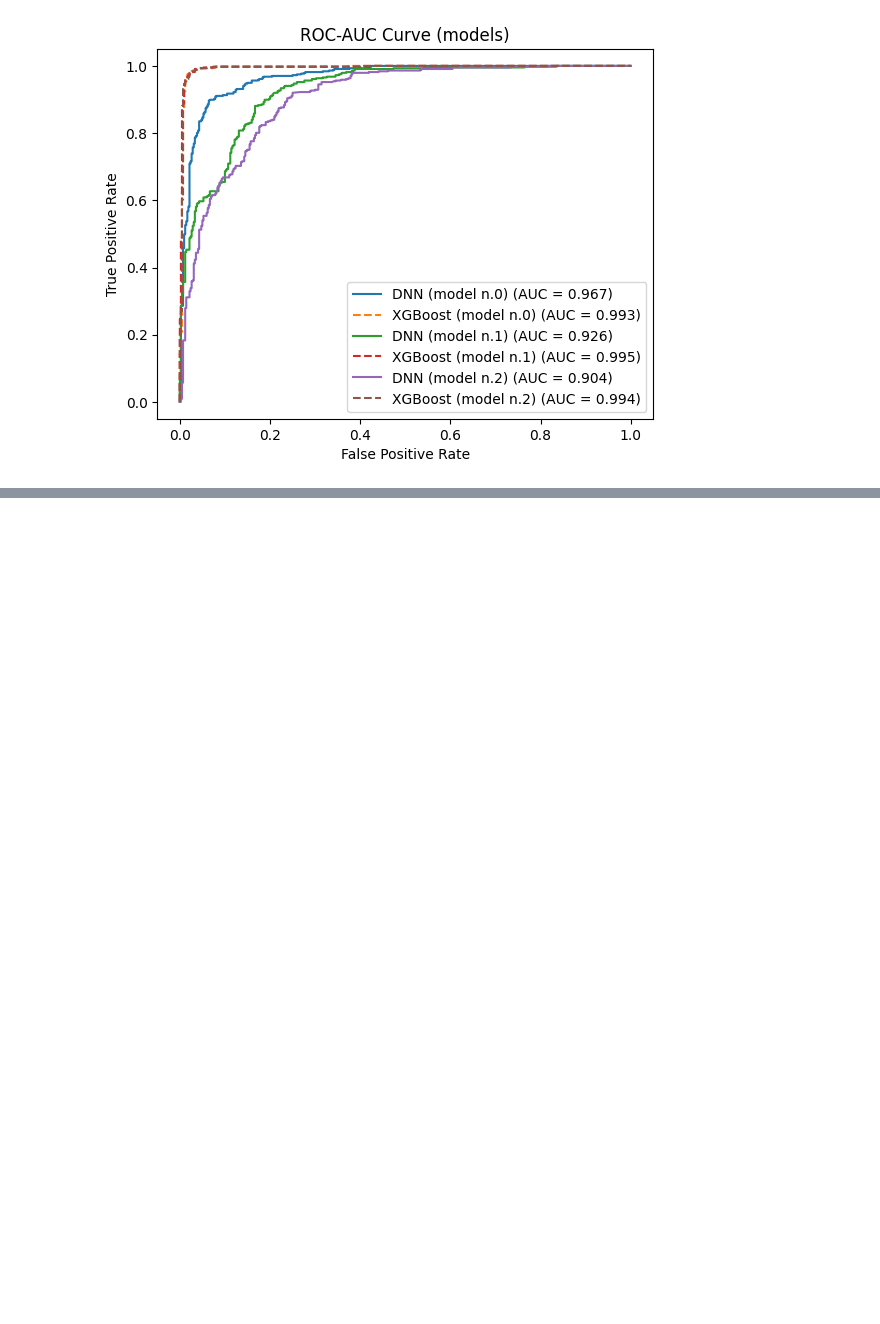
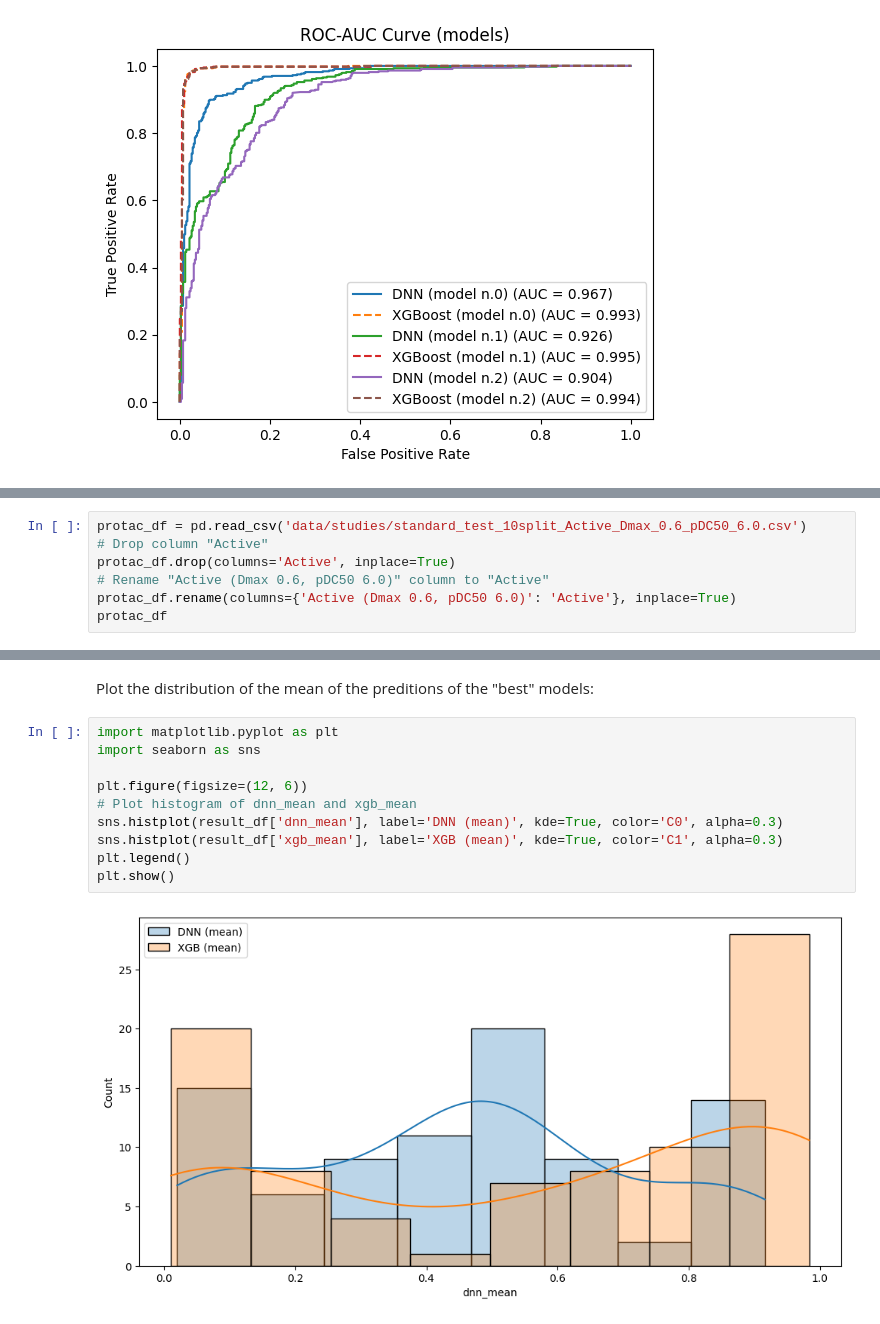
Before and after one commit to ribesstefano/PROTAC-Degradation-Predictor, a Jupyter notebook: notebooks/compare_dnn_xgb_distributions.ipynb, the cells around one changed output, grey strips where cells are left out. Saved outputs shown, nothing was run; the diff lists cells and outputs as text; blank space fills up the shorter version.

Commit message:
Added DNN and XGB comparisons on standand split test set

```diff
--- a/notebooks/compare_dnn_xgb_distributions.ipynb
+++ b/notebooks/compare_dnn_xgb_distributions.ipynb
@@ -297,0 +305,7 @@ plt.show()
+# %%
+protac_df = pd.read_csv('data/studies/standard_test_10split_Active_Dmax_0.6_pDC50_6.0.csv')
+# Drop column "Active"
+protac_df.drop(columns='Active', inplace=True)
+# Rename "Active (Dmax 0.6, pDC50 6.0)" column to "Active"
+protac_df.rename(columns={'Active (Dmax 0.6, pDC50 6.0)': 'Active'}, inplace=True)
+protac_df
@@ -297,0 +417,14 @@ plt.show()
+# %% [markdown]
+Plot the distribution of the mean of the preditions of the "best" models:
+# %%
+import matplotlib.pyplot as plt
+import seaborn as sns
+
+plt.figure(figsize=(12, 6))
+# Plot histogram of dnn_mean and xgb_mean
+sns.histplot(result_df['dnn_mean'], label='DNN (mean)', kde=True, color='C0', alpha=0.3)
+sns.histplot(result_df['xgb_mean'], label='XGB (mean)', kde=True, color='C1', alpha=0.3)
+plt.legend()
+plt.show()
+# %% [output]
+[figure, added]
```
Also changed, not shown: parts of 15 cells of this notebook.
